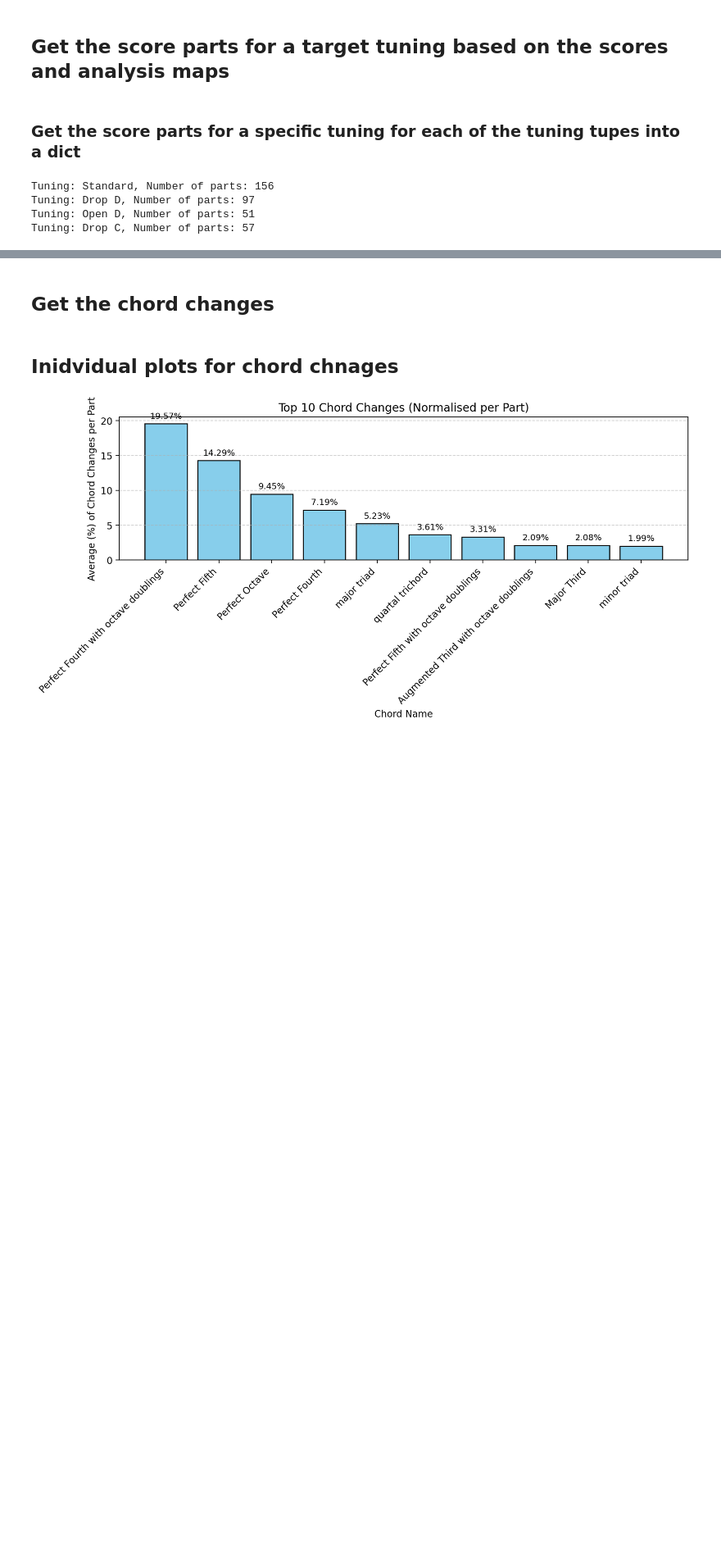
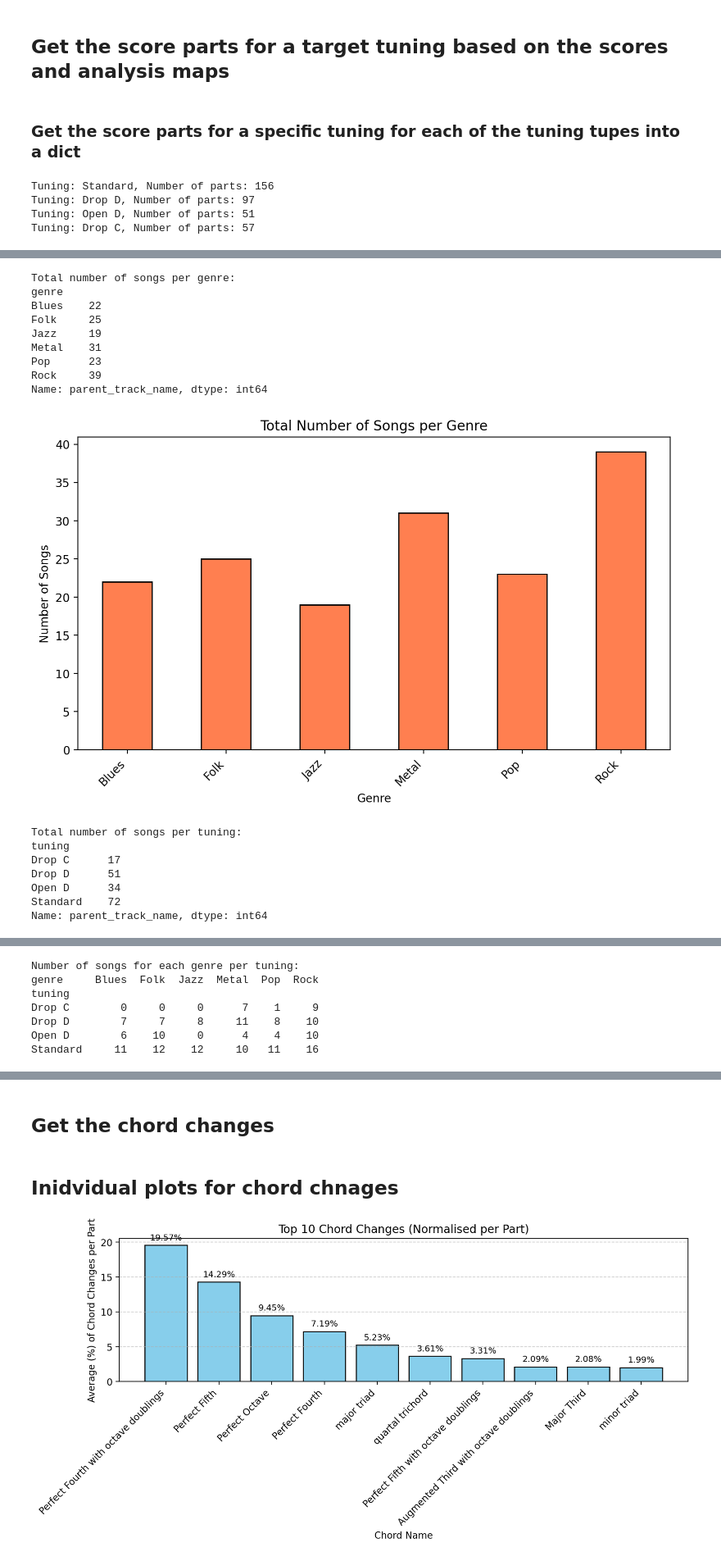
Before and after one commit to arhanv/ug-dataset, a Jupyter notebook: notebooks/chord-music21-analysis.ipynb, the cells around one changed output, grey strips where cells are left out. Shown at 82% size. Cells and saved outputs as stored; diff of their text form; code cells hidden in the pictures; blank space fills up the shorter version.

```diff
--- a/notebooks/chord-music21-analysis.ipynb
+++ b/notebooks/chord-music21-analysis.ipynb
@@ -103,0 +172,66 @@ Tuning: Drop C, Number of parts: 57
+# %%
+# Calculate the total number of songs per genre
+songs_per_genre = df.groupby('genre')['parent_track_name'].nunique()
+
+# Display the results
+print("Total number of songs per genre:")
+print(songs_per_genre)
+
+songs_per_genre.plot(kind='bar', figsize=(8, 5), color='coral', edgecolor='black')
+plt.title("Total Number of Songs per Genre")
+plt.xlabel("Genre")
+plt.ylabel("Number of Songs")
+plt.xticks(rotation=45, ha='right')
+plt.tight_layout()
+plt.show()
+
+
+# Calculate the total number of songs per tuning
+songs_per_tuning = df.groupby('tuning')['parent_track_name'].nunique()
+
+# Display the results
+print("Total number of songs per tuning:")
+print(songs_per_tuning)
+
+# Visualize the results
+songs_per_tuning.plot(kind='bar', figsize=(8, 5), color='lightblue', edgecolor='black')
+plt.title("Total Number of Songs per Tuning")
+plt.xlabel("Tuning")
+plt.ylabel("Number of Songs")
+plt.xticks(rotation=45, ha='right')
+plt.tight_layout()
+plt.show()
+
+# Calculate the number of songs for each genre per tuning
+songs_per_genre_tuning = df.groupby(['tuning', 'genre'])['parent_track_name'].nunique().unstack(fill_value=0)
+
+# Display the results
+print("Number of songs for each genre per tuning:")
+print(songs_per_genre_tuning)
+
+# Visualize the results
+songs_per_genre_tuning.plot(kind='bar', stacked=True, figsize=(10, 6))
+plt.title("Number of Songs for Each Genre per Tuning")
+plt.xlabel("Tuning")
+plt.ylabel("Number of Songs")
+plt.legend(title="Genre", bbox_to_anchor=(1.05, 1), loc='upper left')
+plt.tight_layout()
+plt.show()
+# %% [output]
+Total number of songs per genre:
+genre
+Blues    22
+Folk     25
+Jazz     19
+Metal    31
+Pop      23
+Rock     39
+Name: parent_track_name, dtype: int64
+[figure, added]
+Total number of songs per tuning:
+tuning
+Drop C      17
+Drop D      51
+Open D      34
+Standard    72
+Name: parent_track_name, dtype: int64
@@ -103,0 +239,7 @@ Tuning: Drop C, Number of parts: 57
+Number of songs for each genre per tuning:
+genre     Blues  Folk  Jazz  Metal  Pop  Rock
+tuning
+Drop C        0     0     0      7    1     9
+Drop D        7     7     8     11    8    10
+Open D        6    10     0      4    4    10
+Standard     11    12    12     10   11    16
```
Also changed, not shown: parts of 11 cells of this notebook.
